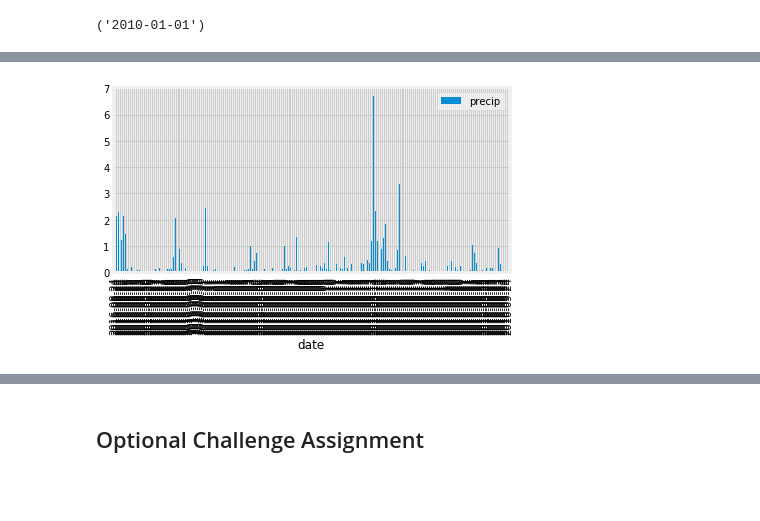
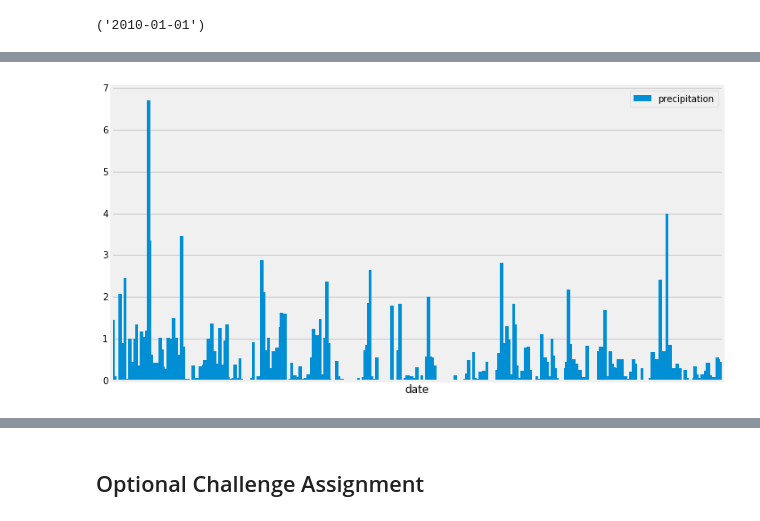
Before and after one commit to professorlust/sql-alchemy, a Jupyter notebook: climate_Reed.ipynb, the cells around one changed output, grey strips where cells are left out. Cells and saved outputs as stored; diff of their text form; code cells hidden in the pictures; blank space fills up the shorter version.

```diff
--- a/climate_Reed.ipynb
+++ b/climate_Reed.ipynb
@@ -96,6 +96,7 @@ yearAgo2 = pd.to_datetime(yearAgo1).date()
 # Perform a query to retrieve the data and precipitation scores
 lastYear = session.query(*rain).\
     filter(Measurement.date > yearAgo2).\
+    group_by(Measurement.date).\
     order_by(Measurement.date).all()
 
 
@@ -125,14 +139,16 @@ lastYear
 # %%
 # Use Pandas Plotting with Matplotlib to plot the data
-df = pd.DataFrame(lastYear, columns=['precip', 'date'])
+df = pd.DataFrame(lastYear, columns=['precipitation', 'date'])
+df.set_index('date', inplace=True)
 
-df.set_index('date', inplace=True)
-df = df.head(200)
 df = df.sort_values('date', ascending=True)
-df.plot.bar()
+
+df.plot.bar(figsize=(10,6), width=2)
+
 plt.tight_layout()
+plt.xticks([])
 plt.show()
 # %% [output]
-[figure, old version]
+[figure, new version]
 # %%
 # Use Pandas to calcualte the summary statistics for the precipitation data
```
Also changed, not shown: parts of 9 cells of this notebook.
